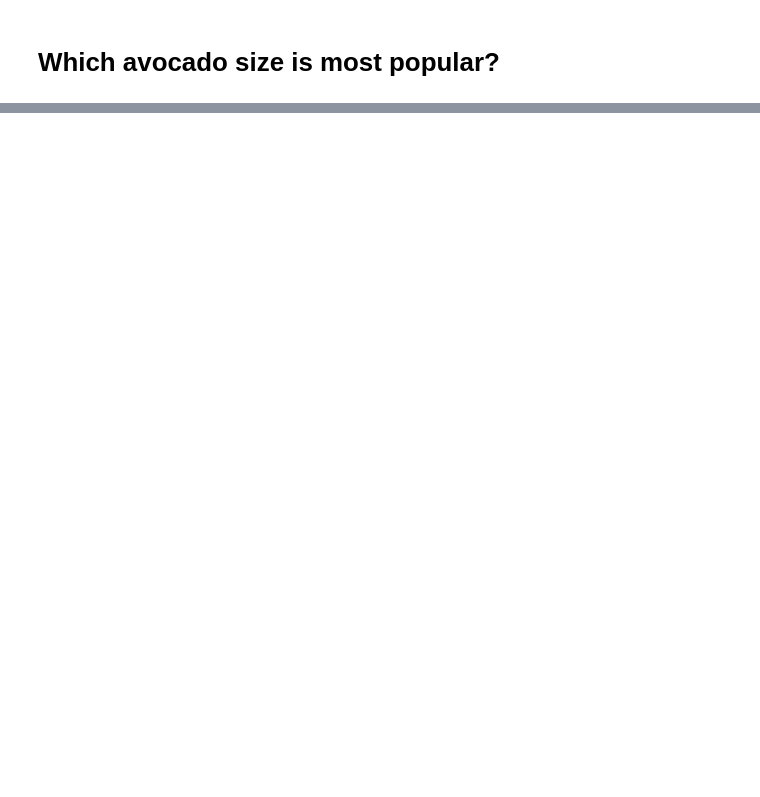
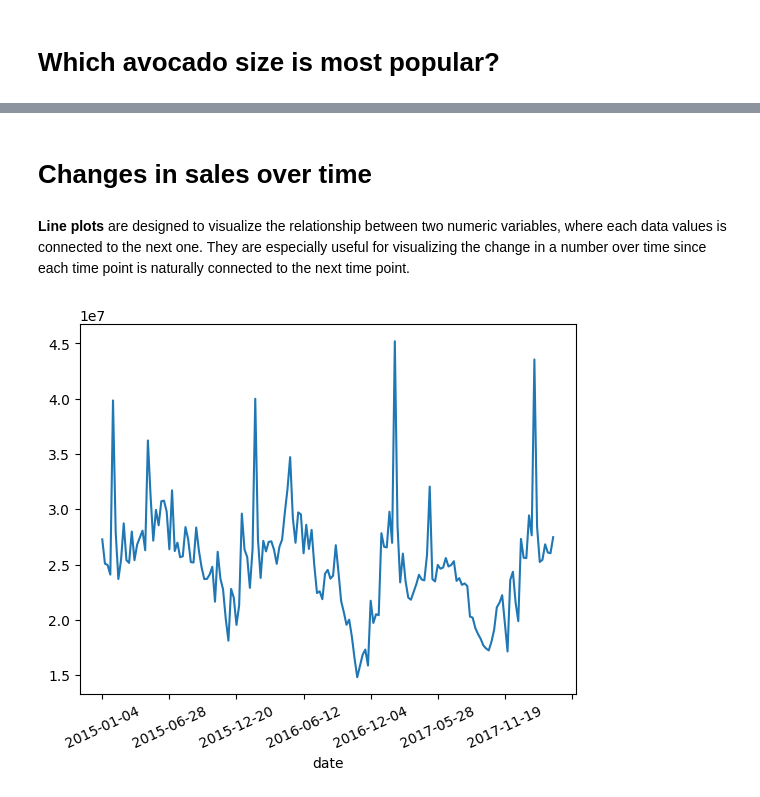
Before and after one commit to gustavo-plc/dataScience, a Jupyter notebook: data_visualization.ipynb, the cells around one changed output, grey strips where cells are left out. Drawn from its saved outputs; the diff is of its cells as text; code cells hidden in the pictures; blank space fills up the shorter version.

```diff
--- a/data_visualization.ipynb
+++ b/data_visualization.ipynb
@@ -37,0 +39,17 @@ NameError: name '____' is not defined
+# %% [markdown]
+# Changes in sales over time
+# %% [markdown]
+**Line plots** are designed to visualize the relationship between two numeric variables, where each data values is connected to the next one. They are especially useful for visualizing the change in a number over time since each time point is naturally connected to the next time point.
+# %%
+# Get the total number of avocados sold on each date
+# FIRST, LET'S TAKE A LOOK AT THE DF
+
+nb_sold_by_date = avocados.groupby('date')['nb_sold'].sum()
+
+# Create a line plot of the number of avocados sold by date
+nb_sold_by_date.plot(kind = 'line', rot = 25)
+
+# Show the plot
+plt.show()
+# %% [output]
+[figure, added]
```
Also changed, not shown: parts of 13 cells of this notebook.
